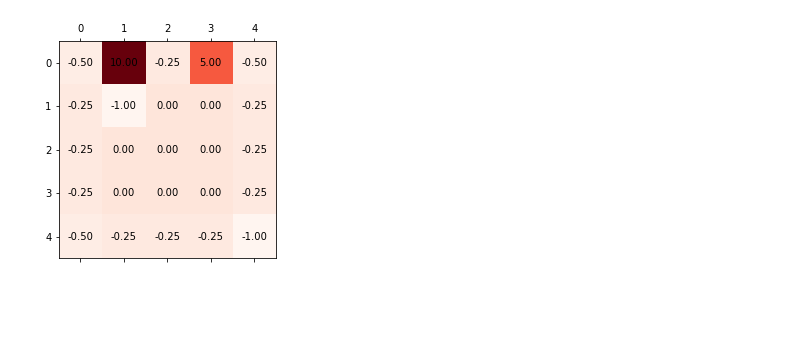
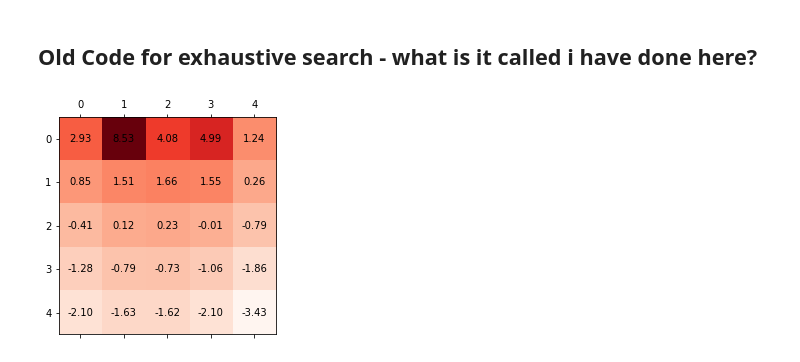
Before and after one commit to GGArdrey/rl-hamburg, a Jupyter notebook: L4-Grid_Programming.ipynb, the cells around one changed output. Cells and saved outputs as stored; diff of their text form; code cells hidden in the pictures; blank space fills up the shorter version.

```diff
--- a/L4-Grid_Programming.ipynb
+++ b/L4-Grid_Programming.ipynb
@@ -128,11 +193,34 @@ vis_matrix(V)
+# %% [markdown]
+## Old Code for exhaustive search - what is it called i have done here?
 # %%
+env = Environment()
+pi = Policy()
+numberOfStates = env.size * env.size
+numberOfActions = len(Action)
+R = np.zeros((numberOfStates,numberOfStates))
+P = np.zeros((numberOfStates,numberOfStates))
+
+
+for y in range(env.size):
+    for x in range(env.size):
+        state = [y,x]
+        for action in Action:
+            next_state, reward = env.step(state,action)
+            y_next,x_next = next_state
+            R[y*env.size + x][y_next*env.size + x_next] = reward
+            P[y*env.size + x][y_next*env.size + x_next] += pi(state,action)
+
+R_e = np.sum(P*R, axis=1, keepdims=True)
+
+
 # solves equation Ax = B
 # (I - yP)V = R_e
-gamma = 0.0
+gamma = 0.9
 A=np.eye(25) - gamma*P
 B=R_e
 V=np.linalg.solve(A,B)
 V = np.reshape(V,(env.size,env.size))
+
 vis_matrix(V)
 # %% [output]
-[figure, old version]
+[figure, new version]
```
Also changed, not shown: parts of 12 cells of this notebook.
